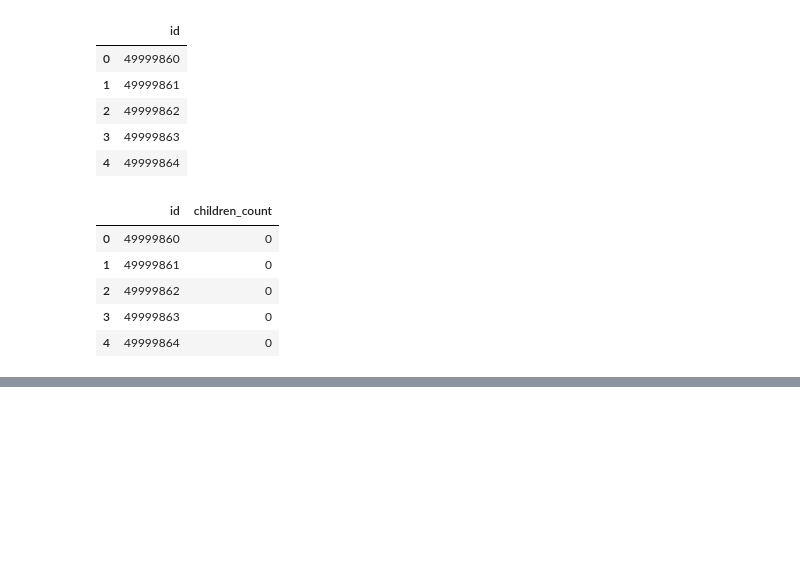
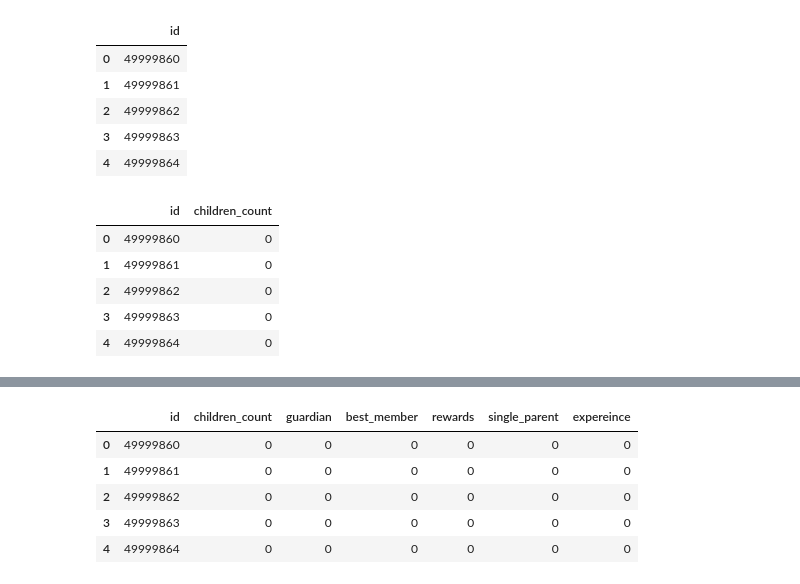
Before and after one commit to floor10/tour-distributor, a Jupyter notebook: data-analytics/analitica.ipynb, the cells around one changed output, grey strips where cells are left out. Drawn from its saved outputs; the diff is of its cells as text; code cells hidden in the pictures; blank space fills up the shorter version.

Commit message:
update perfect_dataset

```diff
--- a/data-analytics/analitica.ipynb
+++ b/data-analytics/analitica.ipynb
@@ -144,0 +192,10 @@ perfect_dataset.head()
+# %%
+best_members.head()
+best = {}
+for id in best_members.id.unique():
+    best[int(id)] = len(best_members[best_members.id == id])
+perfect_best_members = []
+for id in perfect_dataset.id:
+    perfect_best_members.append(best.get(id, 0))
+perfect_dataset['best_member']=perfect_best_members
+perfect_dataset.head()
@@ -144,0 +229,9 @@ perfect_dataset.head()
+# %%
+best = {}
+for id in rewards.id.unique():
+    best[int(id)] = len(rewards[rewards.id == id])
+perfect_best_members = []
+for id in perfect_dataset.id:
+    perfect_best_members.append(best.get(id, 0))
+perfect_dataset['rewards']=perfect_best_members
+perfect_dataset.head()
@@ -144,0 +275,33 @@ perfect_dataset.head()
+# %%
+expereince = single_parents_experience.drop(columns=['marital_status'])
+expereince.head()
+exper_list = []
+
+def get_exp(str):
+    match = re.match("лет:(\d+)мес:(\d+)дн:(\d+)", str)
+    hash = 0
+    if (match):
+        y, m, d = int(match.group(1)), int(match.group(2)), int(match.group(3))
+        hash = y
+    return hash
+
+exper_list = []
+for exp in expereince.expereince:
+        exp = exp.replace(' ', '')
+        exper_list.append(get_exp(exp))
+exper_dict = {}
+for id in expereince.id:
+    exp = exp.replace(' ', '')
+    exper_dict[int(id)] = exper_list[i]
+exper_list = []
+for id in perfect_dataset.id:
+    exper_list.append(exper_dict.get(id, 0))
+perfect_dataset['expereince']=exper_list
+perfect_dataset.head()
+# %% [output]
+|  | id | children_count | guardian | best_member | rewards | single_parent | expereince |
+| 0 | 49999860 | 0 | 0 | 0 | 0 | 0 | 0 |
+| 1 | 49999861 | 0 | 0 | 0 | 0 | 0 | 0 |
+| 2 | 49999862 | 0 | 0 | 0 | 0 | 0 | 0 |
+| 3 | 49999863 | 0 | 0 | 0 | 0 | 0 | 0 |
+| 4 | 49999864 | 0 | 0 | 0 | 0 | 0 | 0 |
```
Also changed, not shown: parts of 11 cells of this notebook, 2 other files.
